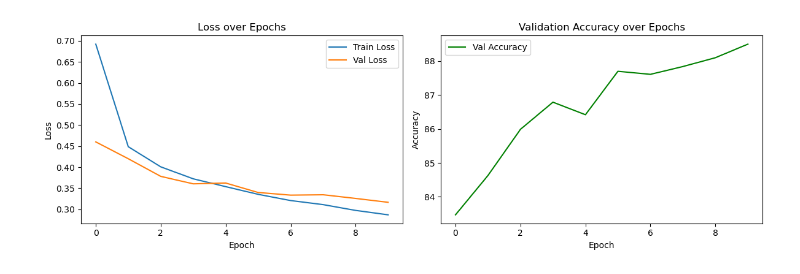
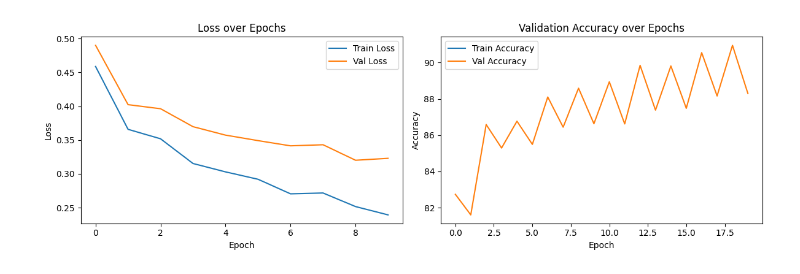
Before and after one commit to ksantoso2/nn, a Jupyter notebook: ViT/Tiny_ViT.ipynb, the cells around one changed output. Cells and saved outputs as stored; diff of their text form; code cells hidden in the pictures.

```diff
--- a/ViT/Tiny_ViT.ipynb
+++ b/ViT/Tiny_ViT.ipynb
@@ -148,15 +148,19 @@ def evaluate(model, loader):
 train_losses = []
 val_losses = []
 val_accuracies = []
+train_accuracies = []
 
 for epoch in range(EPOCHS):
     train_loss = train(model, TinyViTTrainLoader)
+    train_loss, train_acc = evaluate(model, TinyViTTrainLoader)
     val_loss, val_acc = evaluate(model, TinyViTTestLoader)
     print(f"Epoch {epoch+1}/{EPOCHS} - Train Loss: {train_loss:.4f} | Val Loss: {val_loss:.4f} | Accuracy: {val_acc:.2f}%")
 
     train_losses.append(train_loss)
     val_losses.append(val_loss)
+    val_accuracies.append(train_acc)
     val_accuracies.append(val_acc)
+
 
 torch.save(model.state_dict(), "tiny_vit_fashionmnist.pth")
 print("✅ Model saved as tiny_vit_fashionmnist.pth")
@@ -175,28 +184,29 @@ Epoch 10/10 - Train Loss: 0.2868 | Val Loss: 0.3165 | Accuracy: 88.50%
 # %%
 import matplotlib.pyplot as plt
 
 # Plot training and validation loss
 plt.figure(figsize=(12, 4))
 plt.subplot(1, 2, 1)
 plt.plot(train_losses, label='Train Loss')
 plt.plot(val_losses, label='Val Loss')
 plt.title('Loss over Epochs')
 plt.xlabel('Epoch')
 plt.ylabel('Loss')
 plt.legend()
 
 # Plot validation accuracy
 plt.subplot(1, 2, 2)
-plt.plot(val_accuracies, label='Val Accuracy', color='green')
+plt.plot(train_accuracies, label='Train Accuracy')
+plt.plot(val_accuracies, label='Val Accuracy')
 plt.title('Validation Accuracy over Epochs')
 plt.xlabel('Epoch')
 plt.ylabel('Accuracy')
 plt.legend()
 
 plt.tight_layout()
 plt.show()
 # %% [output]
-[figure, old version]
+[figure, new version]
 # %%
 from sklearn.metrics import confusion_matrix, ConfusionMatrixDisplay
 import numpy as np
```
Also changed, not shown: parts of 4 cells of this notebook, 11 other files.
